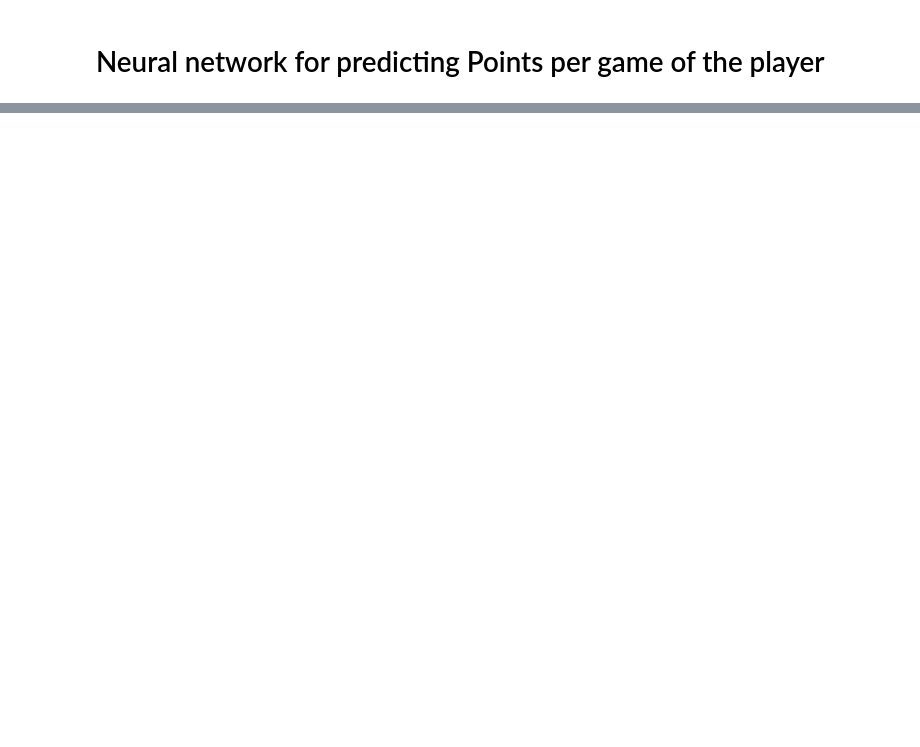
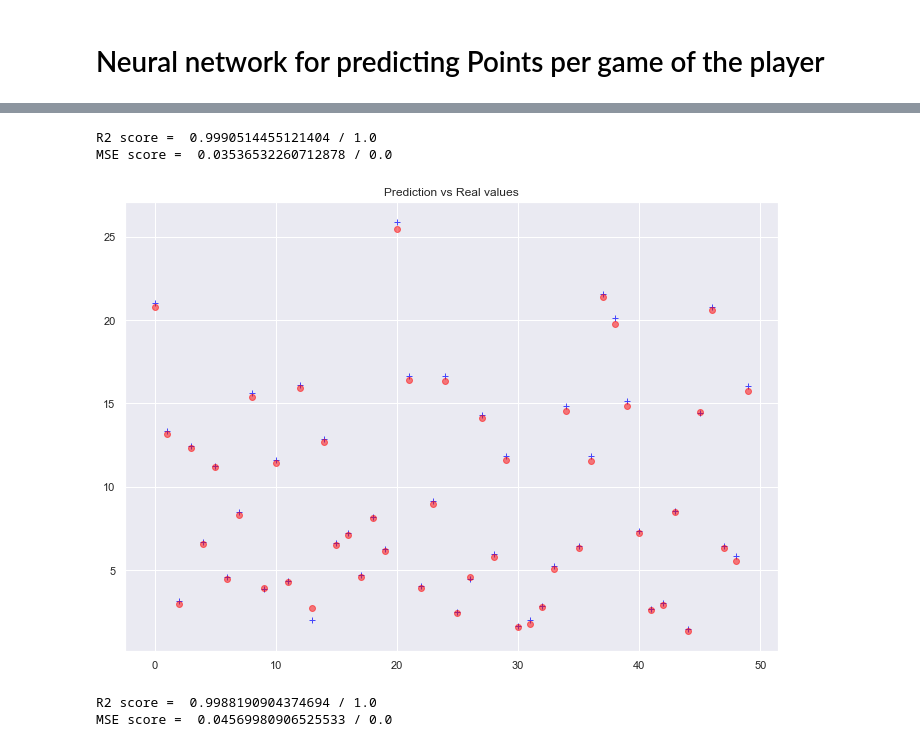
Before and after one commit to vimalsubbiah7/NBA-EDA-and-PPG-prediction, a Jupyter notebook: MyNotebbok.ipynb, the cells around one changed output, grey strips where cells are left out. Drawn from its saved outputs; the diff is of its cells as text; code cells hidden in the pictures; blank space fills up the shorter version.

```diff
--- a/MyNotebbok.ipynb
+++ b/MyNotebbok.ipynb
@@ -1315,0 +1469,16 @@ plt.show()
+# %%
+import keras
+from keras.models import Sequential
+from keras.layers.core import Dense, Dropout, Activation
+
+# Building the model
+model = Sequential()
+model.add(Dense(200, input_dim=55, kernel_initializer='normal', activation='relu'))
+model.add(Dense(100, kernel_initializer='normal', activation='relu'))
+model.add(Dense(50, kernel_initializer='normal', activation='relu'))
+model.add(Dense(25, kernel_initializer='normal', activation='relu'))
+model.add(Dense(1, kernel_initializer='normal'))
+
+# Compiling the model
+model.compile(loss = 'mse', optimizer='adam', metrics=['mse']) #mse: mean_square_error
+model.summary()
@@ -1315,0 +1504,17 @@ plt.show()
+# %%
+# Training the model
+from sklearn.metrics import mean_squared_error
+epochs_tot = 1000
+epochs_step = 250
+epochs_ratio = int(epochs_tot / epochs_step)
+hist =np.array([])
+
+for i in range(epochs_ratio):
+    history = model.fit(features, targets, epochs=epochs_step, batch_size=100, verbose=0)
+
+    # Evaluating the model on the training and testing set
+    print("Step : " , i * epochs_step, "/", epochs_tot)
+    score = model.evaluate(features, targets)
+    print("Training MSE:", score[1])
+    score = model.evaluate(features_validation, targets_validation)
+    print("Validation MSE:", score[1], "\n")
@@ -1315,0 +1539,24 @@ plt.show()
+# %%
+#prediction and error checking
+predictions = model.predict(features_validation, verbose=0)
+
+print('R2 score = ',r2_score(y_val, predictions), '/ 1.0')
+print('MSE score = ',mean_squared_error(y_val, predictions), '/ 0.0')
+# %% [output]
+R2 score =  0.9990514455121404 / 1.0
+MSE score =  0.03536532260712878 / 0.0
+# %%
+plt.plot(y_val[0:50], '+', color ='blue', alpha=0.7)
+plt.plot(predictions[0:50], 'ro', color ='red', alpha=0.5)
+plt.title('Prediction vs Real values')
+plt.show()
+# %% [output]
+[figure, added]
+# %%
+predictions = model.predict(features_test, verbose=0)
+
+print('R2 score = ',r2_score(y_test, predictions), '/ 1.0')
+print('MSE score = ',mean_squared_error(y_test, predictions), '/ 0.0')
+# %% [output]
+R2 score =  0.9988190904374694 / 1.0
+MSE score =  0.04569980906525533 / 0.0
```
Also changed, not shown: parts of 22 cells of this notebook, 1 other file.
